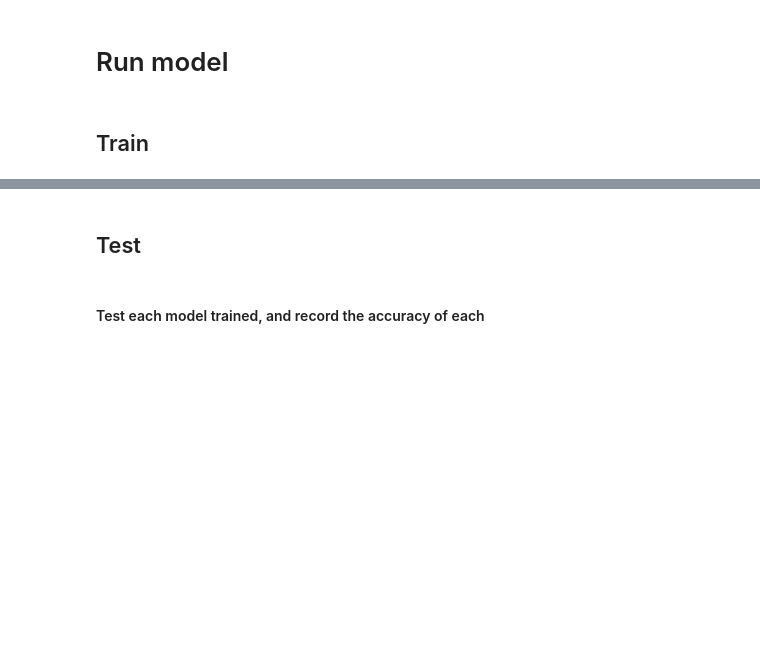
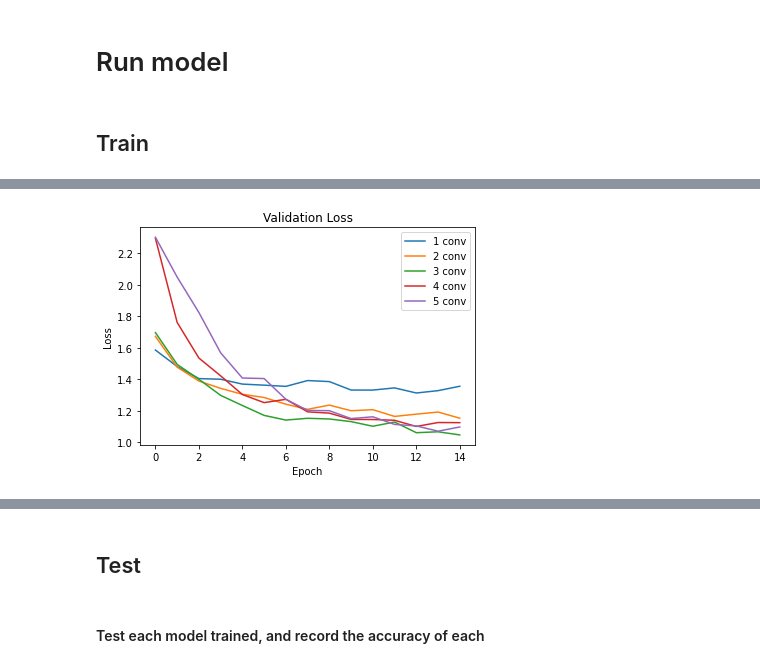
Before and after one commit to lmachlab/CIFAR10_classifier, a Jupyter notebook: nn.ipynb, the cells around one changed output, grey strips where cells are left out. Drawn from its saved outputs; the diff is of its cells as text; code cells hidden in the pictures; blank space fills up the shorter version.

```diff
--- a/nn.ipynb
+++ b/nn.ipynb
@@ -243,0 +249,83 @@ trained_model_5, loss_dict_5, acc_dict_5 = run_model(model5, running_mode='train
+# %%
+epoch_list = list(range(0, 15))
+
+
+
+valid_loss1 = loss_dict_1['valid']
+train_loss1 = loss_dict_1['train']
+valid_acc1 = acc_dict_1['valid']
+train_acc1 = acc_dict_1['train']
+epoch_list1 = list(range(0, len(valid_loss1)))
+
+
+valid_loss2 = loss_dict_2['valid']
+train_loss2 = loss_dict_2['train']
+valid_acc2 = acc_dict_2['valid']
+train_acc2 = acc_dict_2['train']
+epoch_list2 = list(range(0, len(valid_loss2)))
+
+
+valid_loss3 = loss_dict_3['valid']
+train_loss3 = loss_dict_3['train']
+valid_acc3 = acc_dict_3['valid']
+train_acc3 = acc_dict_3['train']
+epoch_list3 = list(range(0, len(valid_loss3)))
+
+valid_loss4 = loss_dict_4['valid']
+train_loss4 = loss_dict_4['train']
+valid_acc4 = acc_dict_4['valid']
+train_acc4 = acc_dict_4['train']
+epoch_list4 = list(range(0, len(valid_loss4)))
+
+valid_loss5 = loss_dict_5['valid']
+train_loss5 = loss_dict_5['train']
+valid_acc5 = acc_dict_5['valid']
+train_acc5 = acc_dict_5['train']
+epoch_list5 = list(range(0, len(valid_loss5)))
+
+
+plt.plot(epoch_list1,valid_loss1, label = '1 conv')
+plt.plot(epoch_list2,valid_loss2, label = '2 conv')
+plt.plot(epoch_list3,valid_loss3, label = '3 conv')
+plt.plot(epoch_list4,valid_loss4, label = '4 conv')
+plt.plot(epoch_list5,valid_loss5, label = '5 conv')
+plt.title("Validation Loss")
+plt.xlabel('Epoch')
+plt.ylabel('Loss')
+plt.legend()
+plt.show()
+
+plt.plot(epoch_list1,train_loss1, label = '1 conv')
+plt.plot(epoch_list2,train_loss2, label = '2 conv')
+plt.plot(epoch_list3,train_loss3, label = '3 conv')
+plt.plot(epoch_list4,train_loss4, label = '4 conv')
+plt.plot(epoch_list5,train_loss5, label = '5 conv')
+plt.title("Training Loss")
+plt.xlabel('Epoch')
+plt.ylabel('Loss')
+plt.legend()
+plt.show()
+
+plt.plot(epoch_list1,valid_acc1, label = '1 conv')
+plt.plot(epoch_list2,valid_acc2, label = '2 conv')
+plt.plot(epoch_list3,valid_acc3, label = '3 conv')
+plt.plot(epoch_list4,valid_acc4, label = '4 conv')
+plt.plot(epoch_list5,valid_acc5, label = '5 conv')
+plt.title("Validation Accuracy")
+plt.xlabel('Epoch')
+plt.ylabel('Accuracy')
+plt.legend()
+plt.show()
+
+plt.plot(epoch_list1,train_acc1, label = '1 conv')
+plt.plot(epoch_list2,train_acc2, label = '2 conv')
+plt.plot(epoch_list3,train_acc3, label = '3 conv')
+plt.plot(epoch_list4,train_acc4, label = '4 conv')
+plt.plot(epoch_list5,train_acc5, label = '5 conv')
+plt.title("Training Accuracy")
+plt.xlabel('Epoch')
+plt.ylabel('Accuracy')
+plt.legend()
+plt.show()
+# %% [output]
+[figure, added]
```
Also changed, not shown: parts of 16 cells of this notebook.
